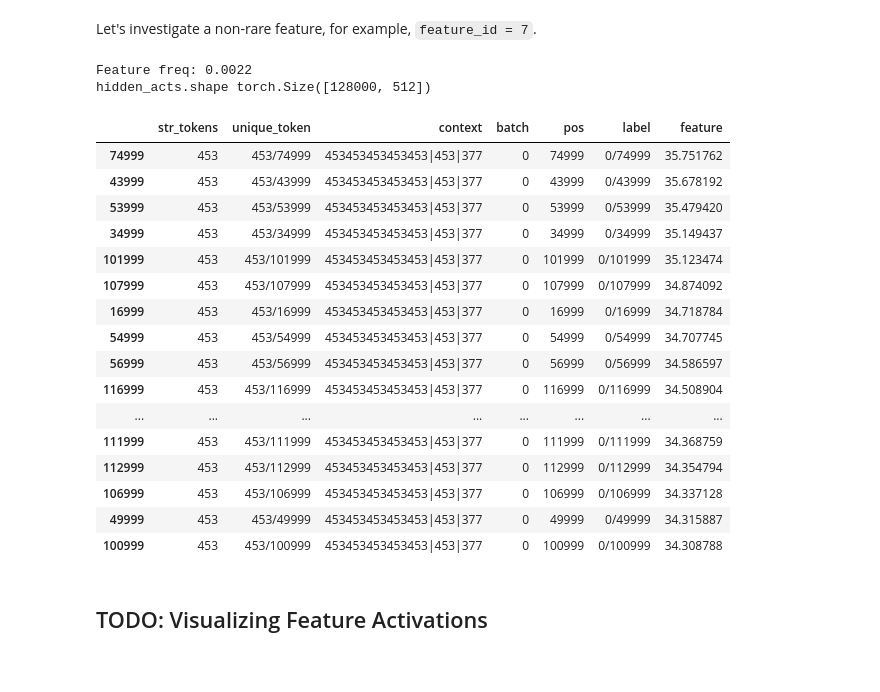
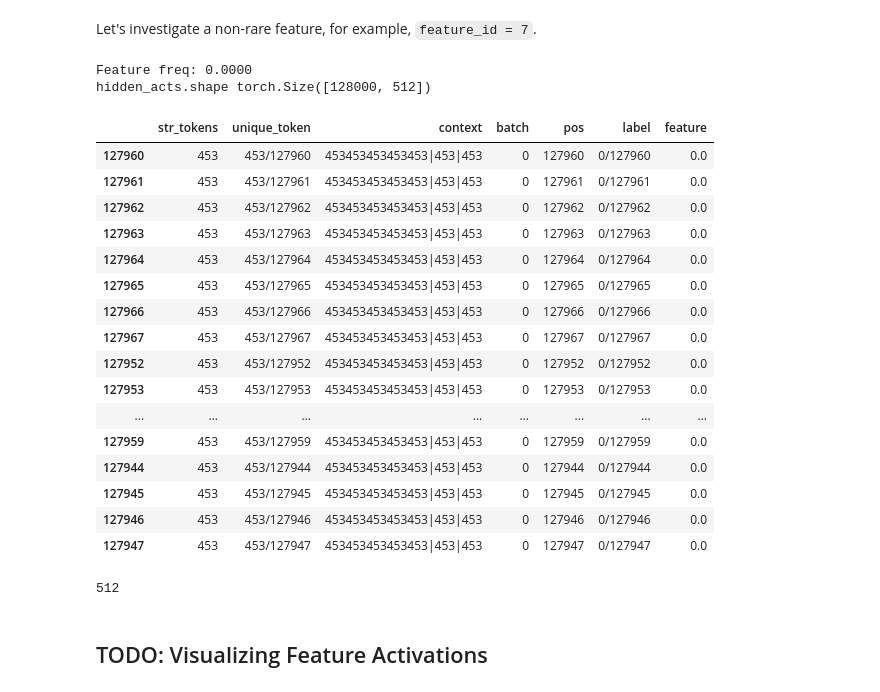
Before and after one commit to greydanus/cursivetransformer, a Jupyter notebook: cursivetransformer_dictionary_learning.ipynb, the cells around one changed output. Cells and saved outputs as stored; diff of their text form; code cells hidden in the pictures.

```diff
--- a/cursivetransformer_dictionary_learning.ipynb
+++ b/cursivetransformer_dictionary_learning.ipynb
@@ -598,9 +598,10 @@ Num dead 0.873046875
 # %% [markdown]
 Let's investigate a non-rare feature, for example, `feature_id = 7`.
 # %%
+# - [ ] TODO: Enhance and extend this logic to be more modular
 import pandas as pd
 
-feature_id = 1 # Change as needed
+feature_id = 5 # Change as needed
 batch_size = 128  # Adjust as needed
 
 print(f"Feature freq: {freqs[feature_id].item():.4f}")
@@ -613,50 +614,54 @@ targets = all_targets[idx].to(model_device)
 
 mlp_activations = []
 
 def capture_mlp_activations(module, input, output):
     mlp_activations.append(output.detach())
 
 # Register the hook
 mlp_layer = model.transformer.h[0].mlp.c_proj
 hook_handle = mlp_layer.register_forward_hook(capture_mlp_activations)
 
 # Forward pass
 logits, _ = model(tokens, contexts)
 # Remove the hook
 hook_handle.remove()
 
 # Get the activations
 mlp_acts = mlp_activations[0]  # Shape: [batch_size, seq_len, d_mlp]
 mlp_acts_flattened = mlp_acts.reshape(-1, cfg["d_mlp"])
 
 # Pass through encoder
 loss_enc, x_reconstruct, hidden_acts, l2_loss, l1_loss = encoder(mlp_acts_flattened)
 print("hidden_acts.shape", hidden_acts.shape)
 
 # Create token dataframe
 token_df = make_token_df(tokens.cpu().flatten())
 token_df["feature"] = hidden_acts[:, feature_id].detach().cpu().numpy()
 display(token_df.sort_values("feature", ascending=False).head(20))
 # %% [output]
-Feature freq: 0.0022
+Feature freq: 0.0000
 hidden_acts.shape torch.Size([128000, 512])
 |  | str_tokens | unique_token | context | batch | pos | label | feature |
-| 74999 | 453 | 453/74999 | 453453453453453|453|377 | 0 | 74999 | 0/74999 | 35.751762 |
-| 43999 | 453 | 453/43999 | 453453453453453|453|377 | 0 | 43999 | 0/43999 | 35.678192 |
-| 53999 | 453 | 453/53999 | 453453453453453|453|377 | 0 | 53999 | 0/53999 | 35.479420 |
-| 34999 | 453 | 453/34999 | 453453453453453|453|377 | 0 | 34999 | 0/34999 | 35.149437 |
-| 101999 | 453 | 453/101999 | 453453453453453|453|377 | 0 | 101999 | 0/101999 | 35.123474 |
-| 107999 | 453 | 453/107999 | 453453453453453|453|377 | 0 | 107999 | 0/107999 | 34.874092 |
-| 16999 | 453 | 453/16999 | 453453453453453|453|377 | 0 | 16999 | 0/16999 | 34.718784 |
-| 54999 | 453 | 453/54999 | 453453453453453|453|377 | 0 | 54999 | 0/54999 | 34.707745 |
-| 56999 | 453 | 453/56999 | 453453453453453|453|377 | 0 | 56999 | 0/56999 | 34.586597 |
-| 116999 | 453 | 453/116999 | 453453453453453|453|377 | 0 | 116999 | 0/116999 | 34.508904 |
+| 127960 | 453 | 453/127960 | 453453453453453|453|453 | 0 | 127960 | 0/127960 | 0.0 |
+| 127961 | 453 | 453/127961 | 453453453453453|453|453 | 0 | 127961 | 0/127961 | 0.0 |
+| 127962 | 453 | 453/127962 | 453453453453453|453|453 | 0 | 127962 | 0/127962 | 0.0 |
+| 127963 | 453 | 453/127963 | 453453453453453|453|453 | 0 | 127963 | 0/127963 | 0.0 |
+| 127964 | 453 | 453/127964 | 453453453453453|453|453 | 0 | 127964 | 0/127964 | 0.0 |
+| 127965 | 453 | 453/127965 | 453453453453453|453|453 | 0 | 127965 | 0/127965 | 0.0 |
+| 127966 | 453 | 453/127966 | 453453453453453|453|453 | 0 | 127966 | 0/127966 | 0.0 |
+| 127967 | 453 | 453/127967 | 453453453453453|453|453 | 0 | 127967 | 0/127967 | 0.0 |
+| 127952 | 453 | 453/127952 | 453453453453453|453|453 | 0 | 127952 | 0/127952 | 0.0 |
+| 127953 | 453 | 453/127953 | 453453453453453|453|453 | 0 | 127953 | 0/127953 | 0.0 |
 | ... | ... | ... | ... | ... | ... | ... | ... |
-| 111999 | 453 | 453/111999 | 453453453453453|453|377 | 0 | 111999 | 0/111999 | 34.368759 |
-| 112999 | 453 | 453/112999 | 453453453453453|453|377 | 0 | 112999 | 0/112999 | 34.354794 |
-| 106999 | 453 | 453/106999 | 453453453453453|453|377 | 0 | 106999 | 0/106999 | 34.337128 |
-| 49999 | 453 | 453/49999 | 453453453453453|453|377 | 0 | 49999 | 0/49999 | 34.315887 |
-| 100999 | 453 | 453/100999 | 453453453453453|453|377 | 0 | 100999 | 0/100999 | 34.308788 |
+| 127959 | 453 | 453/127959 | 453453453453453|453|453 | 0 | 127959 | 0/127959 | 0.0 |
+| 127944 | 453 | 453/127944 | 453453453453453|453|453 | 0 | 127944 | 0/127944 | 0.0 |
+| 127945 | 453 | 453/127945 | 453453453453453|453|453 | 0 | 127945 | 0/127945 | 0.0 |
+| 127946 | 453 | 453/127946 | 453453453453453|453|453 | 0 | 127946 | 0/127946 | 0.0 |
+| 127947 | 453 | 453/127947 | 453453453453453|453|453 | 0 | 127947 | 0/127947 | 0.0 |
+# %%
+len(freqs)
+# %% [output]
+512
 # %% [markdown]
 ## TODO: Visualizing Feature Activations
 # %%
```
